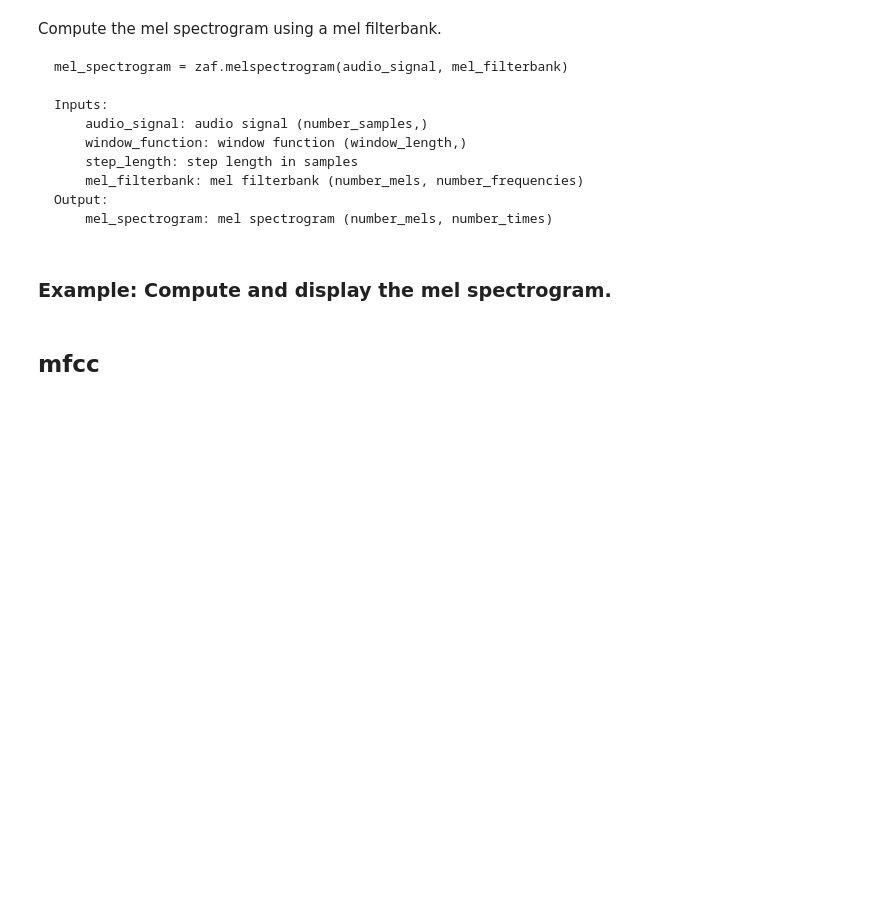
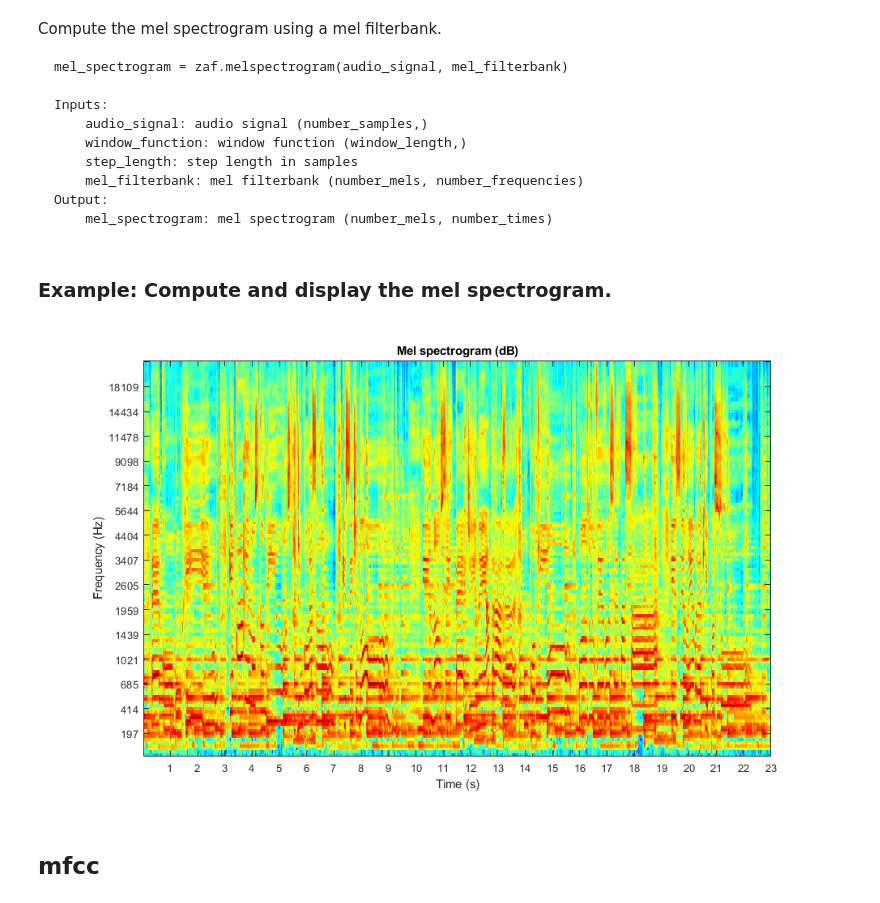
Before and after one commit to zafarrafii/Zaf-Matlab, a Jupyter notebook: examples.ipynb, the cells around one changed output. Drawn from its saved outputs; the diff is of its cells as text; code cells hidden in the pictures; blank space fills up the shorter version.

```diff
--- a/examples.ipynb
+++ b/examples.ipynb
@@ -212,26 +212,29 @@ Output:
 # %%
 %plot -s 1000,600
 
 % Read the audio signal with its sampling frequency in Hz, and average it over its channels
-[audio_signal,sampling_frequency] = audioread('audio_file.wav')
+[audio_signal,sampling_frequency] = audioread('audio_file.wav');
 audio_signal = mean(audio_signal,2);
 
 % Set the parameters for the Fourier analysis
 window_length = 2^nextpow2(0.04*sampling_frequency);
 window_function = hamming(window_length,'periodic');
 step_length = window_length/2;
 
 % Compute the mel filterbank
 number_mels = 128;
 mel_filterbank = zaf.melfilterbank(sampling_frequency,window_length,number_mels);
 
 % Compute the mel spectrogram using the filterbank
 mel_spectrogram = zaf.melspectrogram(audio_signal,window_function,step_length,mel_filterbank);
 
-# Display the mel spectrogram in in dB, seconds, and Hz
-plt.figure(figsize=(17, 10))
-zaf.melspecshow(mel_spectrogram, len(audio_signal), sampling_frequency, window_length, xtick_step=1)
-plt.title("Mel spectrogram (dB)")
+% Display the mel spectrogram in in dB, seconds, and Hz
+xtick_step = 1;
+figure
+zaf.melspecshow(mel_spectrogram, length(audio_signal), sampling_frequency, window_length, xtick_step)
+title('Mel spectrogram (dB)')
+# %% [output]
+[figure, added]
 # %% [markdown]
 ## <a id="mfcc"></a>mfcc
 # %% [markdown]
```
Also changed, not shown: parts of 1 cell of this notebook, 2 other files.
